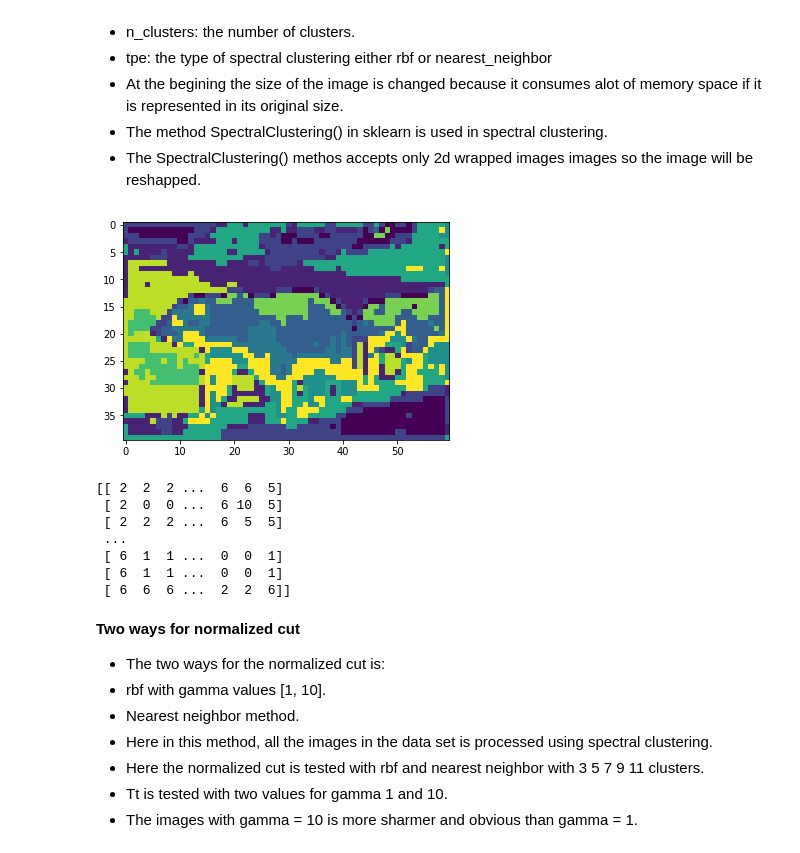
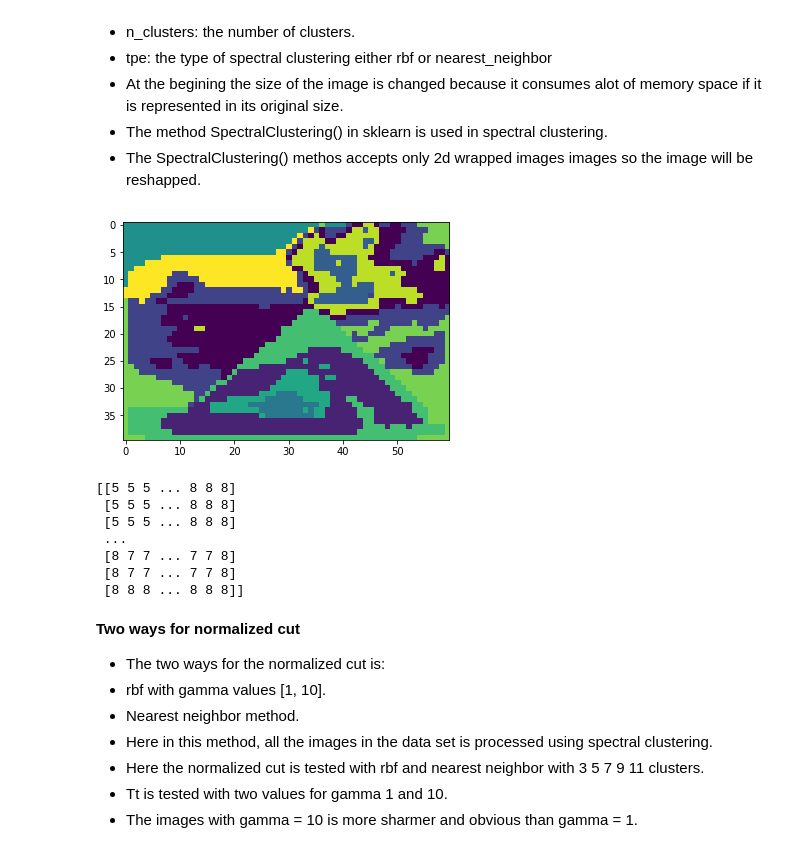
Before and after one commit to M7moudHussein/Image-Segmentaion, a Jupyter notebook: clustering.ipynb, the cells around one changed output. Saved outputs shown, nothing was run; the diff lists cells and outputs as text; code cells hidden in the pictures.

Commit message:
reports for normalized.

```diff
--- a/clustering.ipynb
+++ b/clustering.ipynb
@@ -526,37 +526,39 @@ image_report("train", os.path.join(dirc_kmeans, "run_1"), pyramid_image, segs)
 # %%
 from sklearn.cluster import SpectralClustering
 from skimage.transform import resize
 
 def spectral_cluster(img, n_clusters, tpe, gamma=1):
     img = resize(img, (40, 60), anti_aliasing=True)
     n = img.shape[0]
     m = img.shape[1]
     colors = img.shape[2]
     img = img.reshape(n * m, colors)
     spectral = SpectralClustering(n_clusters=n_clusters,
                        gamma=gamma, affinity=tpe,
                        n_neighbors=5,
                        n_jobs=-1).fit(img)
     labels = spectral.labels_
     labels = labels.reshape(n, m)
     return labels
 
-
-img = imread(os.path.join(dirc_train, "100075.jpg"))
+dirc_normalized_rbf = os.path.join(data_dirc, "normalized_rbf")
+dirc_normalized_nn = os.path.join(data_dirc, "normalized_nn")
+img = imread(os.path.join(dirc_train, pyramid_image))
 img.flags.writeable = True
 result = spectral_cluster(img, 11, 'nearest_neighbors', 1)
+# np.save(os.path.join(dirc_normalized_nn, 'run_1', '5_1', pyramid_image), result)
 plt.imshow(result)
 plt.show()
 print(result)
 # %% [output]
-[figure, old version]
+[figure, new version]
-[[ 2  2  2 ...  6  6  5]
- [ 2  0  0 ...  6 10  5]
- [ 2  2  2 ...  6  5  5]
+[[5 5 5 ... 8 8 8]
+ [5 5 5 ... 8 8 8]
+ [5 5 5 ... 8 8 8]
  ...
- [ 6  1  1 ...  0  0  1]
- [ 6  1  1 ...  0  0  1]
- [ 6  6  6 ...  2  2  6]]
+ [8 7 7 ... 7 7 8]
+ [8 7 7 ... 7 7 8]
+ [8 8 8 ... 8 8 8]]
 # %% [markdown]
 **Two ways for normalized cut**
 - The two ways for the normalized cut is:
```
Also changed, not shown: parts of 14 cells of this notebook.
